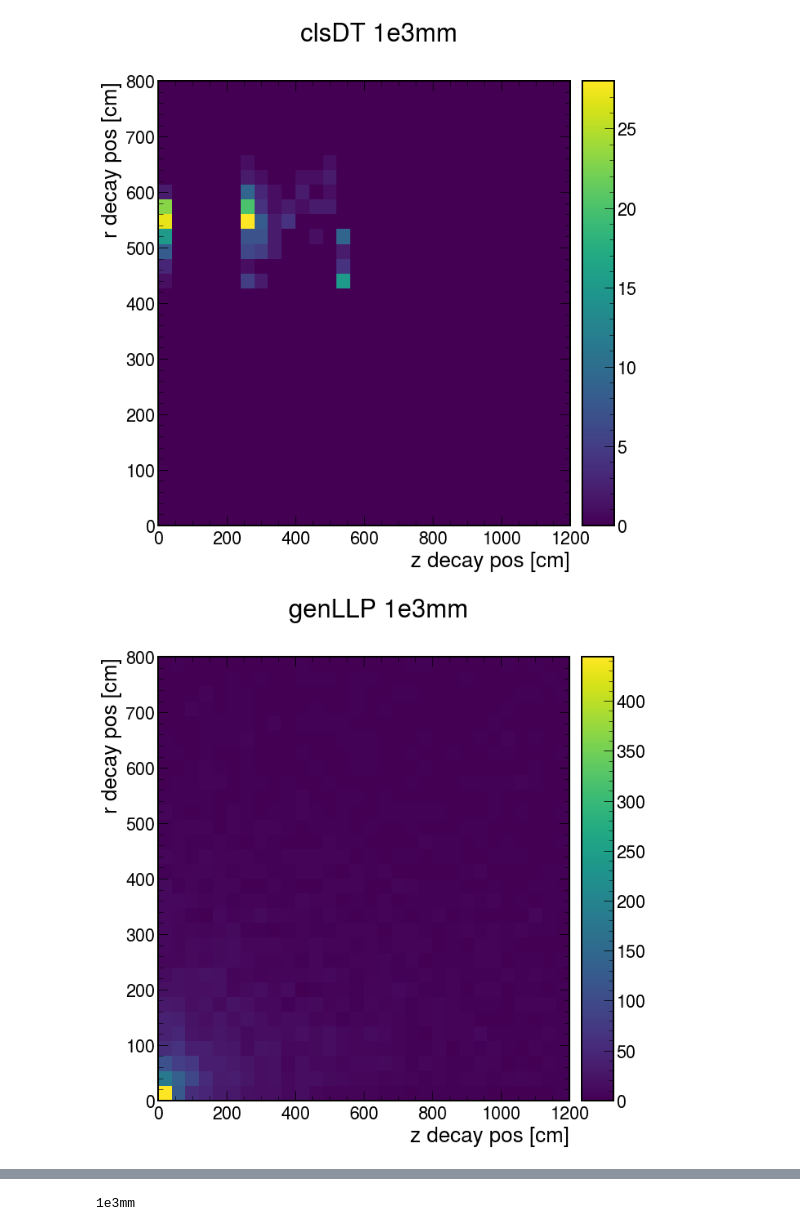
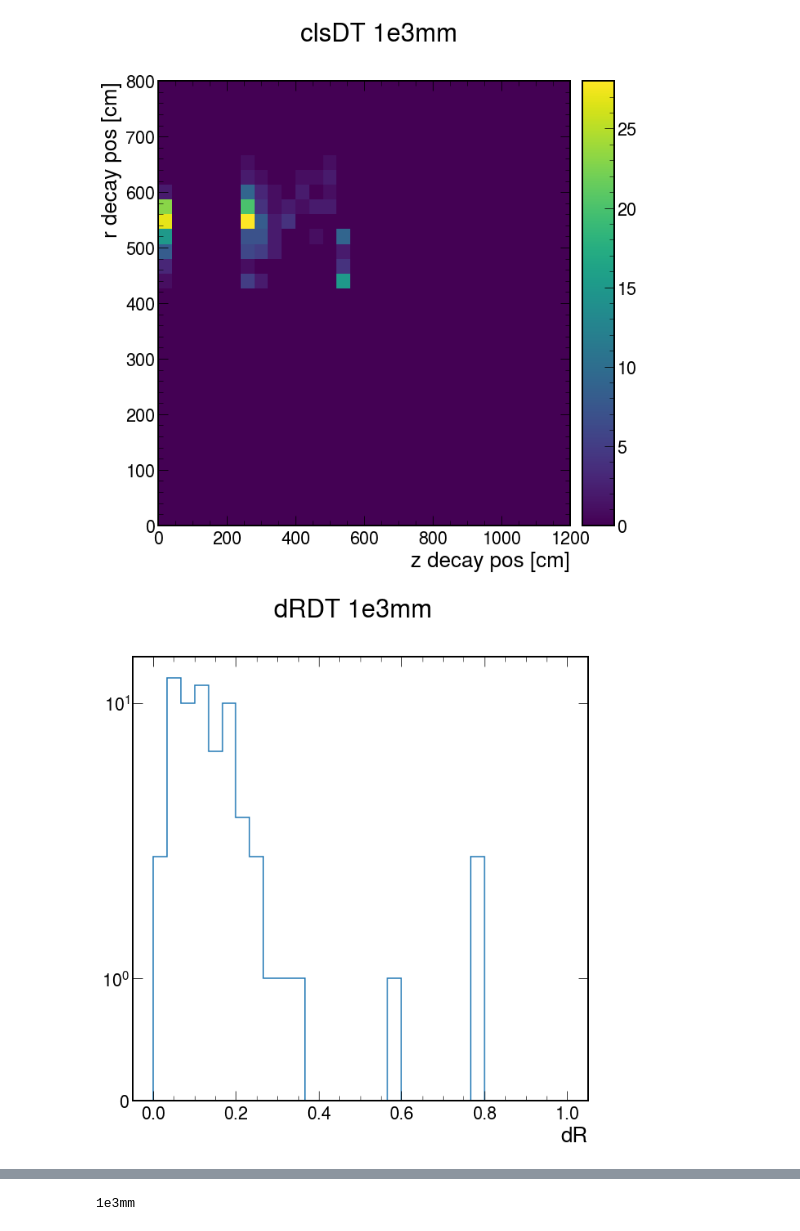
Before and after one commit to AnthonyAportela/LLPs, a Jupyter notebook: notebooks/Bplus/Aram_processor.ipynb, the cells around one changed output, grey strips where cells are left out. Saved outputs shown, nothing was run; the diff lists cells and outputs as text; code cells hidden in the pictures.

```diff
--- a/notebooks/Bplus/Aram_processor.ipynb
+++ b/notebooks/Bplus/Aram_processor.ipynb
@@ -124,7 +124,7 @@ class MyProcessor(processor.ProcessorABC):
         dts = dtCutter(dts)
 
         #hist initializer
-        def hister(bins, region):
+        def hister2d(bins, region):
             return (
                     hist.Hist.new
                     .Reg(bins, dim[region]['zmin'], dim[region]['zmax'], name = 'z', label="z decay pos [cm]")
@@ -133,16 +133,26 @@ class MyProcessor(processor.ProcessorABC):
                    )
 
         bins = 30
-        out[dataset]['genLLP'] = hister(bins, region = 'cms')
+        out[dataset]['genLLP'] = hister2d(bins, region = 'cms')
 
-        out[dataset]['genCSC'] = hister(bins, region = 'cms')
-        out[dataset]['genDT'] = hister(bins, region = 'cms')
+        out[dataset]['genCSC'] = hister2d(bins, region = 'cms')
+        out[dataset]['genDT'] = hister2d(bins, region = 'cms')
 
-        out[dataset]['clsCSC'] = hister(bins, region = 'cms')
-        out[dataset]['clsDT'] = hister(bins, region = 'cms')
+        out[dataset]['clsCSC'] = hister2d(bins, region = 'cms')
+        out[dataset]['clsDT'] = hister2d(bins, region = 'cms')
 
-        out[dataset]['clsCSC_dRcut'] = hister(bins, region = 'cms')
-        out[dataset]['clsDT_dRcut'] = hister(bins, region = 'cms')
+        out[dataset]['clsCSC_dRcut'] = hister2d(bins, region = 'cms')
+        out[dataset]['clsDT_dRcut'] = hister2d(bins, region = 'cms')
+
+        def hister1d(bins, region):
+            return (
+                    hist.Hist.new
+                    .Reg(bins, region[0], region[1], name = 'dR', label='dR')
+                    .Double()
+                   )
+
+        out[dataset]['dRCSC'] = hister1d(bins, region = [0,1])
+        out[dataset]['dRDT'] = hister1d(bins, region = [0,1])
 
         #hist filler
         def filler(hist, p):
@@ -150,11 +160,16 @@ class MyProcessor(processor.ProcessorABC):
             r = ak.flatten(p.R, axis = None)
             hist.fill(z = z, r = r)
 
-        def filler_dRcut(hist, llps, clusts):
+        def filler_dRcut_helper(llps, clusts):
             clust_llp_pairs = ak.cartesian({"clusts": clusts, "llps": llps}, axis = 1, nested = True)
             delta_R = (clust_llp_pairs.clusts).delta_r(clust_llp_pairs.llps)
             matched = clust_llp_pairs.clusts[delta_R < 0.3]
-            hist.fill(z = abs(ak.flatten(matched.Z, None)), r = ak.flatten(matched.R, None))
+            return abs(ak.flatten(matched.Z, None)), ak.flatten(matched.R, None), delta_R
+
+        def filler_dRcut(hist2d, hist1d, llps, clusts):
+            z, r, dR = filler_dRcut_helper(llps, clusts)
+            hist2d.fill(z = z, r = r)
+            hist1d.fill(dR = ak.flatten(dR, None))
 
         filler(out[dataset]['genLLP'], llps)
         filler(out[dataset]['genCSC'], llpcscs)
@@ -162,8 +177,8 @@ class MyProcessor(processor.ProcessorABC):
         filler(out[dataset]['clsCSC'], cscs)
         filler(out[dataset]['clsDT'], dts)
 
-        filler_dRcut(out[dataset]['clsCSC_dRcut'], llpcscs, cscs)
-        filler_dRcut(out[dataset]['clsDT_dRcut'], llpdts, dts)
+        filler_dRcut(out[dataset]['clsCSC_dRcut'], out[dataset]['dRCSC'], llpcscs, cscs)
+        filler_dRcut(out[dataset]['clsDT_dRcut'], out[dataset]['dRDT'], llpdts, dts)
 
 
         return out
@@ -212,14 +227,18 @@ out
 # %%
 hep.style.use("CMS")
 for junk in out:
     for jazz in out[junk]:
         if isinstance(out[junk][jazz], hist.Hist):
             fig, ax = plt.subplots()
-            hep.hist2dplot(out[junk][jazz])
+            try:
+                hep.hist2dplot(out[junk][jazz])
+            except:
+                hep.histplot(out[junk][jazz])
+                ax.set_yscale('symlog')
             fig.suptitle(f'{jazz} {junk}')
 # %% [output]
 [figure]
 [figure]
 [figure]
 [figure]
-[figure, old version]
+[figure, new version]
```
Also changed, not shown: parts of 2 cells of this notebook, 1 other file.
